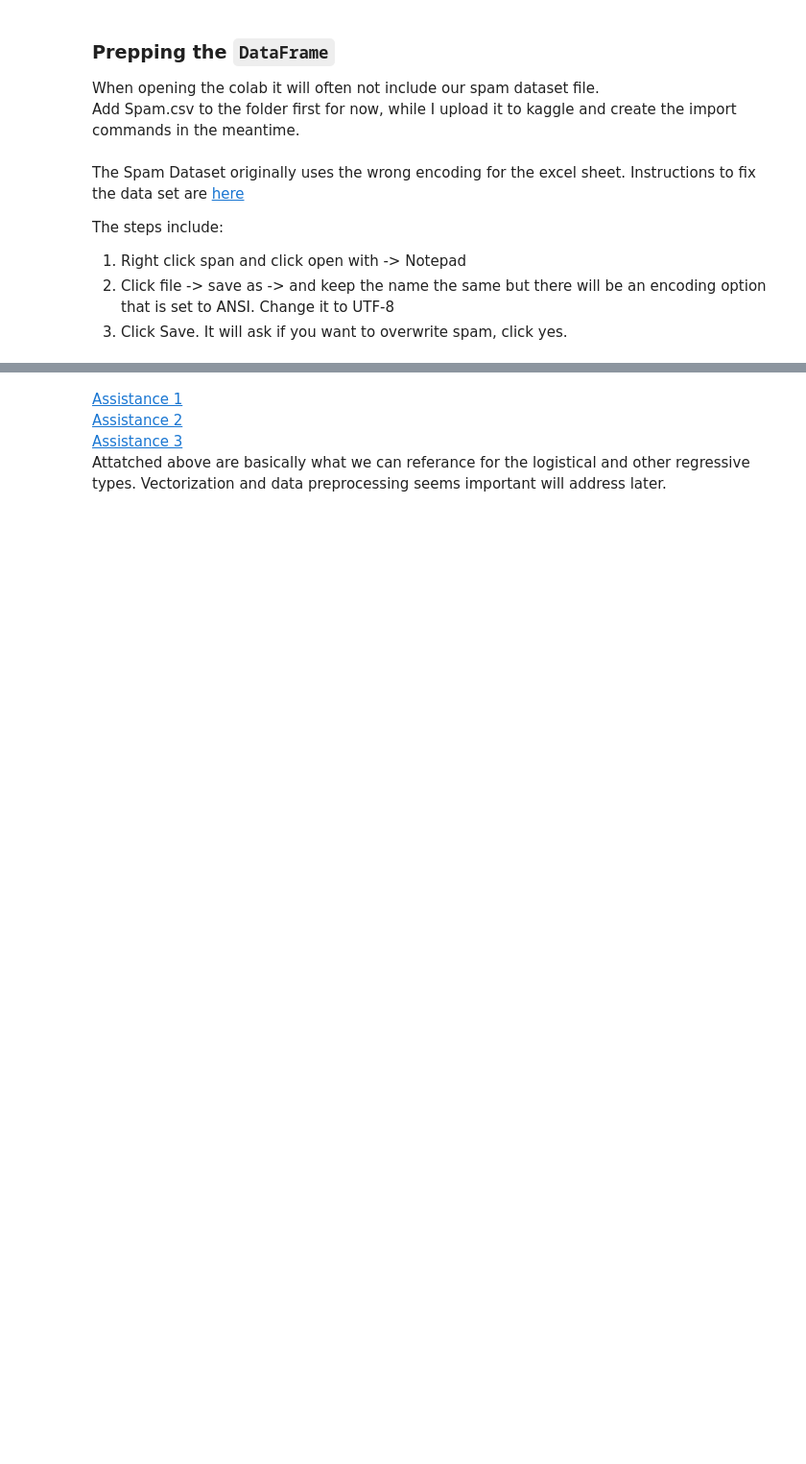
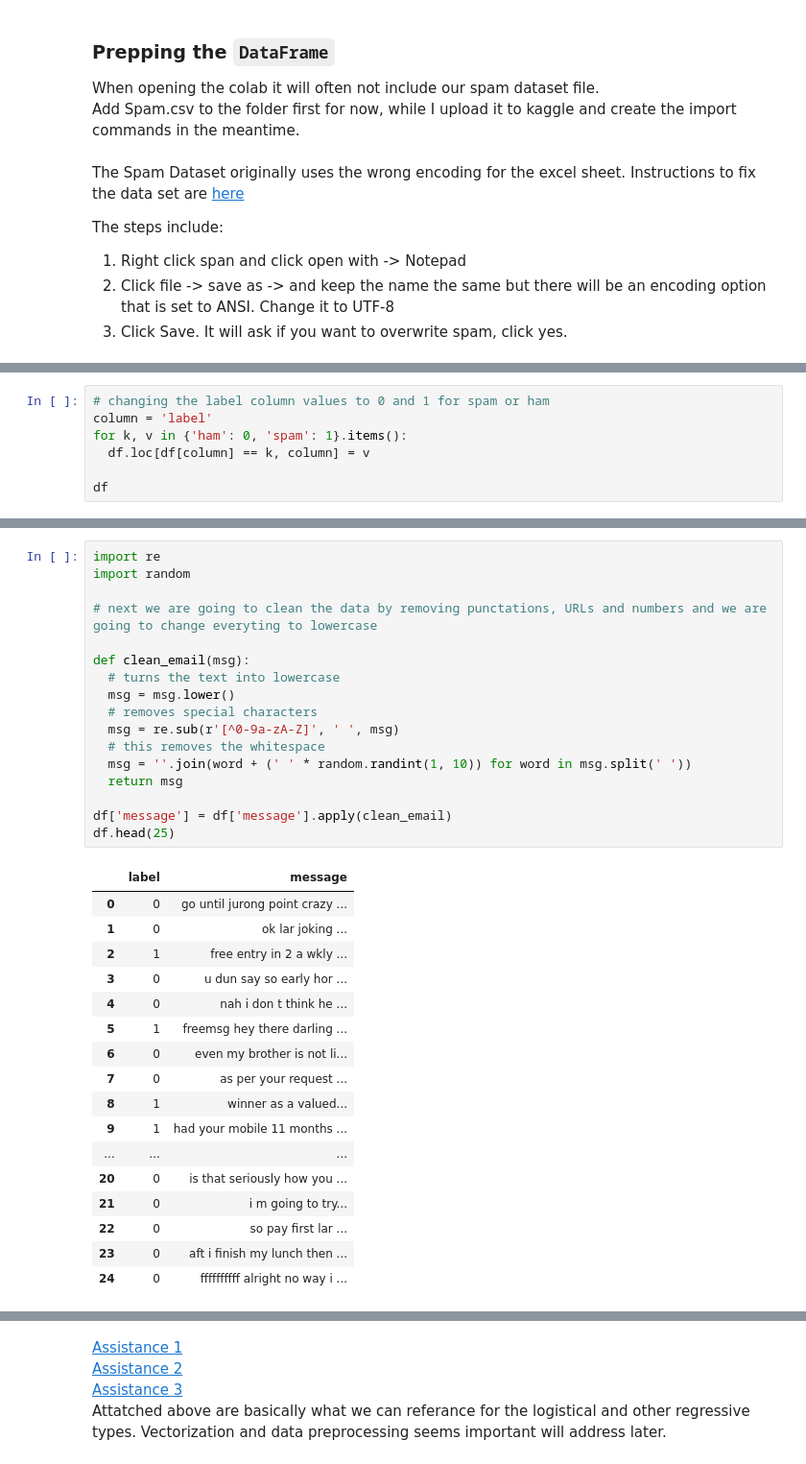
Before and after one commit to Applied-Machine-Learning-2022/final-project-group6-morganstate, a Jupyter notebook: Spam_&_Ham.ipynb, the cells around one changed output, grey strips where cells are left out. Shown: that part at 96% size. Saved outputs shown, nothing was run; the diff lists cells and outputs as text; blank space fills up the shorter version.

```diff
--- a/Spam_&_Ham.ipynb
+++ b/Spam_&_Ham.ipynb
@@ -73,0 +107,7 @@ X_train.shape, X_test.shape
+# %%
+# changing the label column values to 0 and 1 for spam or ham
+column = 'label'
+for k, v in {'ham': 0, 'spam': 1}.items():
+  df.loc[df[column] == k, column] = v
+
+df
@@ -73,0 +144,35 @@ X_train.shape, X_test.shape
+# %%
+import re
+import random
+
+# next we are going to clean the data by removing punctations, URLs and numbers and we are going to change everyting to lowercase
+
+def clean_email(msg):
+  # turns the text into lowercase
+  msg = msg.lower()
+  # removes special characters
+  msg = re.sub(r'[^0-9a-zA-Z]', ' ', msg)
+  # this removes the whitespace
+  msg = ''.join(word + (' ' * random.randint(1, 10)) for word in msg.split(' '))
+  return msg
+
+df['message'] = df['message'].apply(clean_email)
+df.head(25)
+# %% [output]
+|  | label | message |
+| 0 | 0 | go until jurong point crazy ... |
+| 1 | 0 | ok lar joking ... |
+| 2 | 1 | free entry in 2 a wkly ... |
+| 3 | 0 | u dun say so early hor ... |
+| 4 | 0 | nah i don t think he ... |
+| 5 | 1 | freemsg hey there darling ... |
+| 6 | 0 | even my brother is not li... |
+| 7 | 0 | as per your request ... |
+| 8 | 1 | winner as a valued... |
+| 9 | 1 | had your mobile 11 months ... |
+| ... | ... | ... |
+| 20 | 0 | is that seriously how you ... |
+| 21 | 0 | i m going to try... |
+| 22 | 0 | so pay first lar ... |
+| 23 | 0 | aft i finish my lunch then ... |
+| 24 | 0 | ffffffffff alright no way i ... |
```
Also changed, not shown: parts of 20 cells of this notebook.
